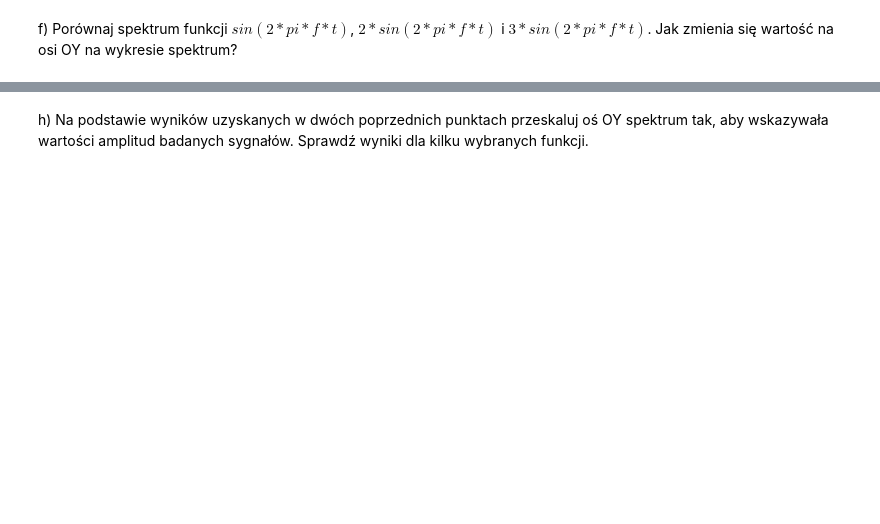
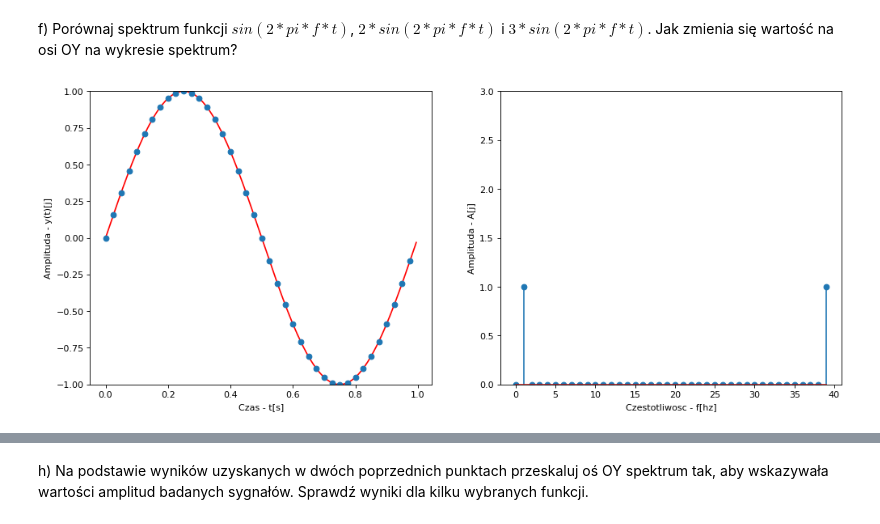
Before and after one commit to feliksczart/kck, a Jupyter notebook: Sygnaly1/Sygnaly-Lab1-clear.ipynb, the cells around one changed output, grey strips where cells are left out. Cells and saved outputs as stored; diff of their text form; code cells hidden in the pictures; blank space fills up the shorter version.

```diff
--- a/Sygnaly1/Sygnaly-Lab1-clear.ipynb
+++ b/Sygnaly1/Sygnaly-Lab1-clear.ipynb
@@ -162,5 +157,8 @@ interactive(children=(FloatSlider(value=1.0, description='A', max=2.5, min=0.5),
 f) Porównaj spektrum funkcji $sin(2*pi*f*t)$, $2*sin(2*pi*f*t)$ i $3*sin(2*pi*f*t)$. Jak zmienia się wartość na osi OY na wykresie spektrum?
 # %%
 # f=1, A=1, LP=1
+many_arguments(f=1, A=1, LP=1)
+# %% [output]
+[figure, added]
 # %%
 # f=1, A=2, LP=1
```
Also changed, not shown: parts of 37 cells of this notebook.
